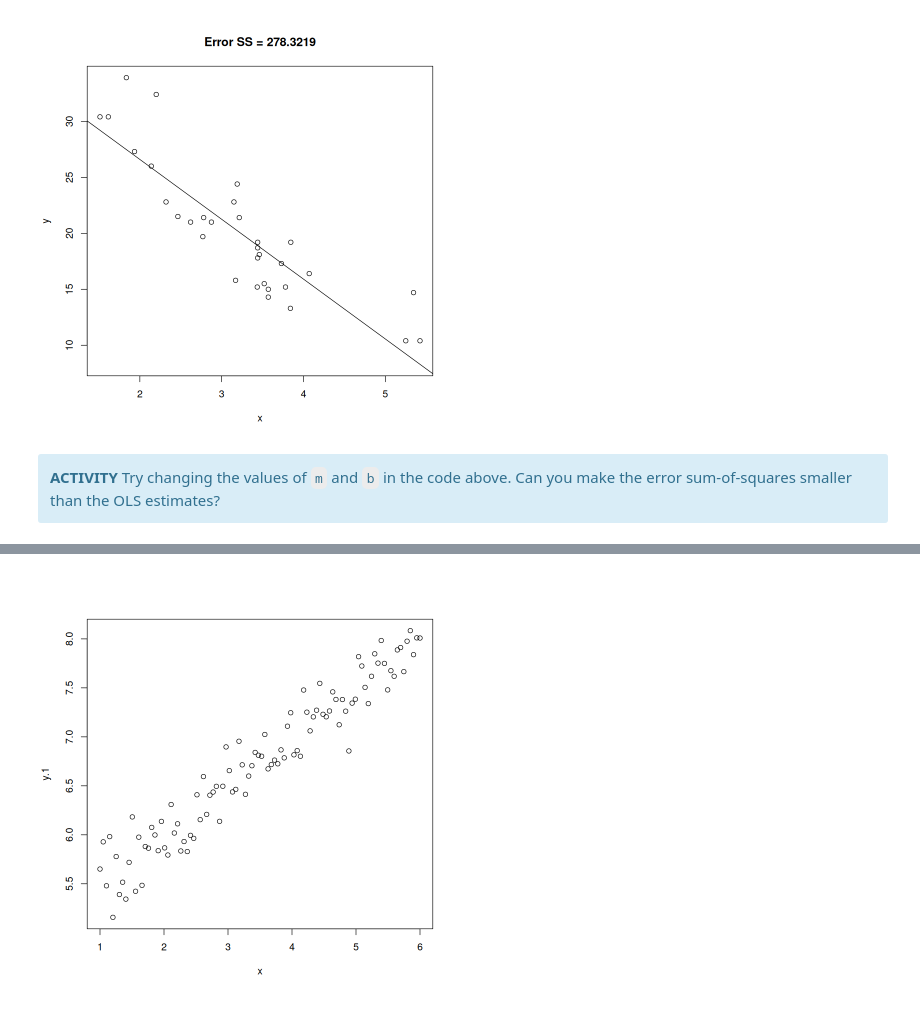
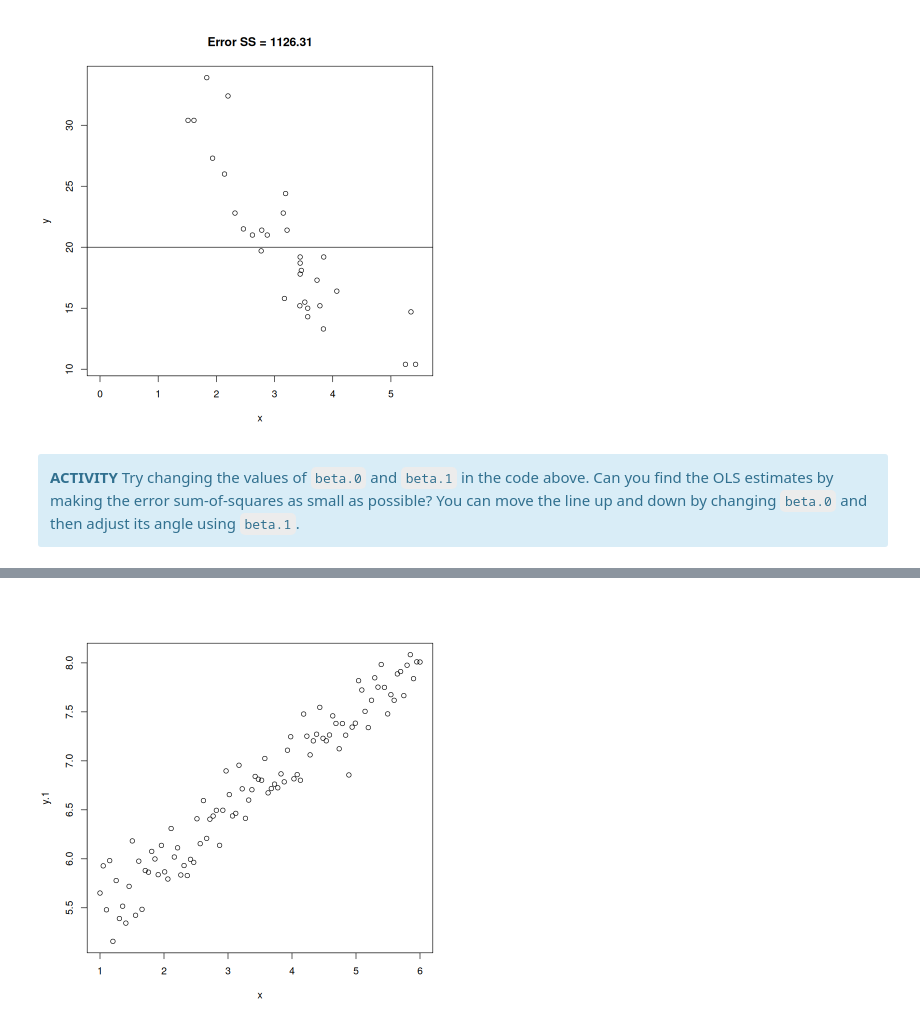
Before and after one commit to PCHN63101-Advanced-Data-Skills/Simple-Multiple-Regression, a Jupyter notebook: _build/jupyter_execute/regression-workshop.ipynb, the cells around one changed output, grey strips where cells are left out. Drawn from its saved outputs; the diff is of its cells as text; code cells hidden in the pictures.

```diff
--- a/_build/jupyter_execute/regression-workshop.ipynb
+++ b/_build/jupyter_execute/regression-workshop.ipynb
@@ -6,24 +7,29 @@ In the accompanying lesson to this workshop we explored ...
 # %%
 data(mtcars)
 y <- mtcars$mpg
 x <- mtcars$wt
-m <- -5.3445 # OLS m = -5.3445
-b <- 37.2851 # OLS b = 37.2851
+
+# regression parameters
+beta.0 <- 20
+beta.1 <- 0
+y.hat  <- beta.0 + beta.1*x
 
 # error sum-of-squares
-error.SS  <- sum((y - (m*x + b))^2)
+error.SS  <- sum((y - y.hat)^2)
 
 # figure out y-limits based on the range of estimated values and the data
-est.lims  <- c(m*min(x)+b,m*max(x)+b)
+est.lims  <- c(beta.0 + beta.1*min(x),
+               beta.0 + beta.1*max(x))
 est.range <- c(min(est.lims),max(est.lims))
 plot.lim  <- c(min(min(y),est.range[1]),
                max(max(y),est.range[2]))
 
-plot(x, y, main=paste0("Error SS = ",round(error.SS,4)), ylim=plot.lim)
-abline(coef=c(b,m))
+# plot data and regression line
+plot(x, y, main=paste0("Error SS = ",round(error.SS,4)), ylim=plot.lim, xlim=c(0,5.5))
+abline(coef=c(beta.0,beta.1))
 # %% [output]
-[figure, old version]
+[figure, new version]
 # %% [markdown]
 <div class="alert alert-block alert-info">
-<b>ACTIVITY</b> Try changing the values of <code>m</code> and <code>b</code> in the code above. Can you make the error sum-of-squares smaller than the OLS estimates?
+<b>ACTIVITY</b> Try changing the values of <code>beta.0</code> and <code>beta.1</code> in the code above. Can you find the OLS estimates by making the error sum-of-squares as small as possible? You can move the line up and down by changing <code>beta.0</code> and then adjust its angle using <code>beta.1</code>.
 </div>
```
Also changed, not shown: parts of 31 cells of this notebook, 14 other files.
